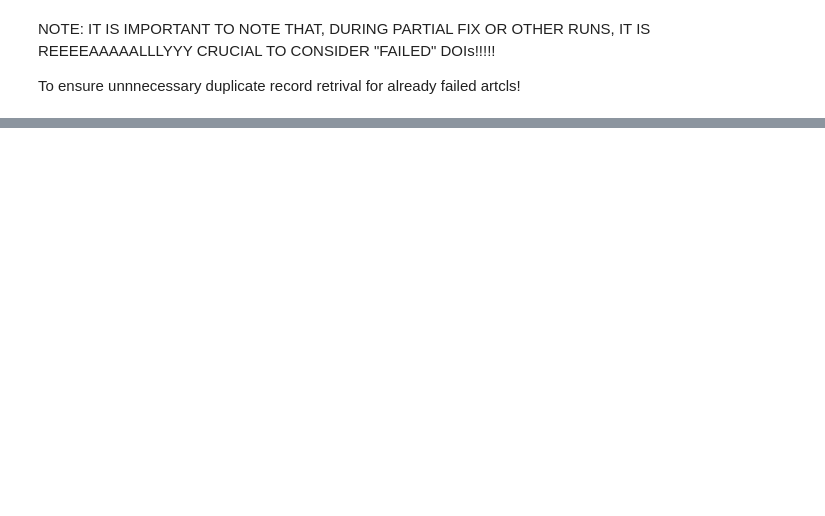
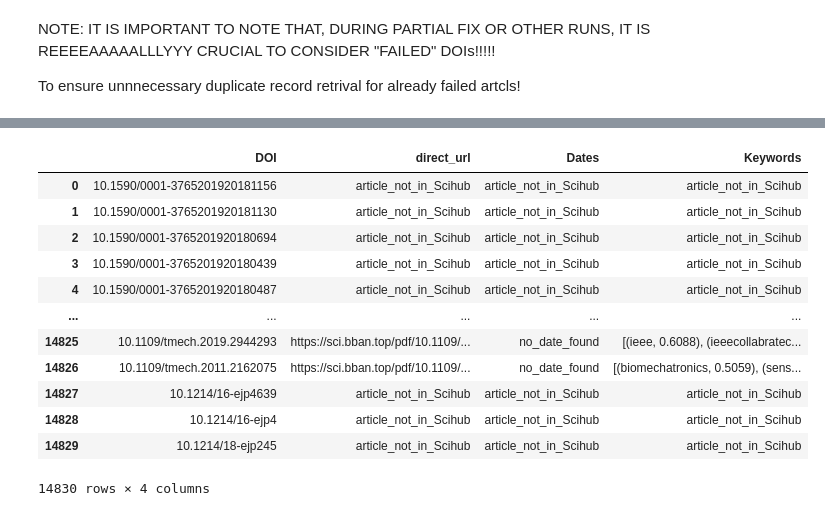
Before and after one commit to Oz-like-the-Wizard/Investigating-the-delay-times-in-academic-publishing, a Jupyter notebook: part7c-q1_jnrl_final_extraction.ipynb, the cells around one changed output, grey strips where cells are left out. Drawn from its saved outputs; the diff is of its cells as text; code cells hidden in the pictures; blank space fills up the shorter version.

```diff
--- a/part7c-q1_jnrl_final_extraction.ipynb
+++ b/part7c-q1_jnrl_final_extraction.ipynb
@@ -835,0 +1232,16 @@ q1_jrnl_df.fillna(0)[q1_jrnl_df.fillna(0).Required_Count < q1_jrnl_df.fillna(0).
+# %%
+pd.DataFrame(pr_sh_fail)
+# %% [output]
+|  | DOI | direct_url | Dates | Keywords |
+| 0 | 10.1590/0001-3765201920181156 | article_not_in_Scihub | article_not_in_Scihub | article_not_in_Scihub |
+| 1 | 10.1590/0001-3765201920181130 | article_not_in_Scihub | article_not_in_Scihub | article_not_in_Scihub |
+| 2 | 10.1590/0001-3765201920180694 | article_not_in_Scihub | article_not_in_Scihub | article_not_in_Scihub |
+| 3 | 10.1590/0001-3765201920180439 | article_not_in_Scihub | article_not_in_Scihub | article_not_in_Scihub |
+| 4 | 10.1590/0001-3765201920180487 | article_not_in_Scihub | article_not_in_Scihub | article_not_in_Scihub |
+| ... | ... | ... | ... | ... |
+| 14825 | 10.1109/tmech.2019.2944293 | https://sci.bban.top/pdf/10.1109/... | no_date_found | [(ieee, 0.6088), (ieeecollabratec... |
+| 14826 | 10.1109/tmech.2011.2162075 | https://sci.bban.top/pdf/10.1109/... | no_date_found | [(biomechatronics, 0.5059), (sens... |
+| 14827 | 10.1214/16-ejp4639 | article_not_in_Scihub | article_not_in_Scihub | article_not_in_Scihub |
+| 14828 | 10.1214/16-ejp4 | article_not_in_Scihub | article_not_in_Scihub | article_not_in_Scihub |
+| 14829 | 10.1214/18-ejp245 | article_not_in_Scihub | article_not_in_Scihub | article_not_in_Scihub |
+14830 rows × 4 columns
```
Also changed, not shown: parts of 68 cells of this notebook, 5 other files.
